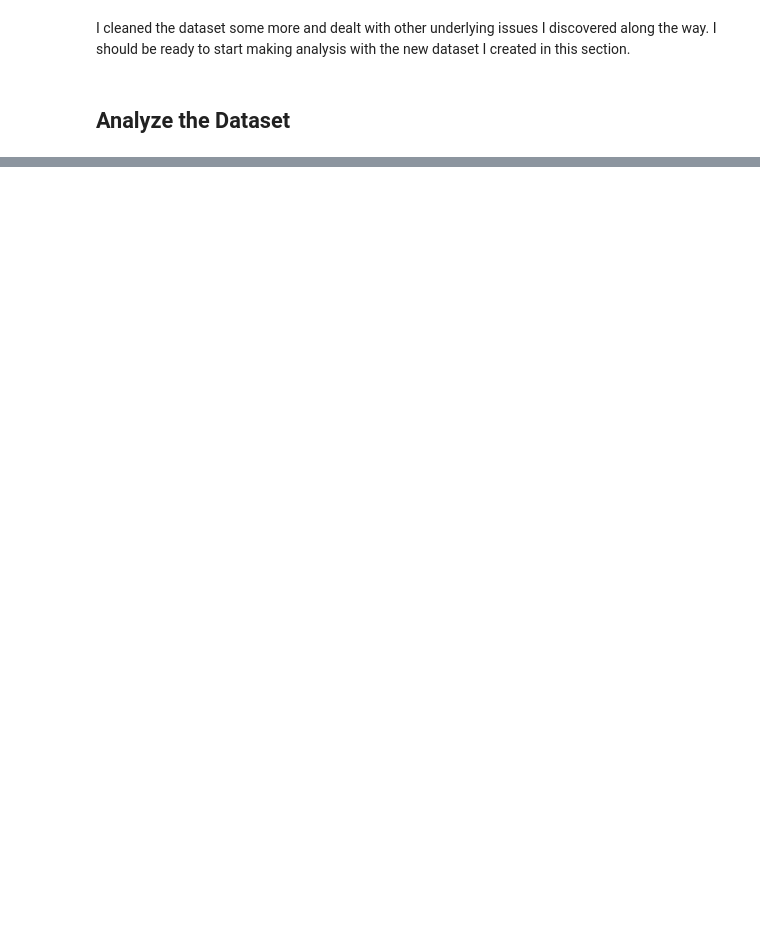
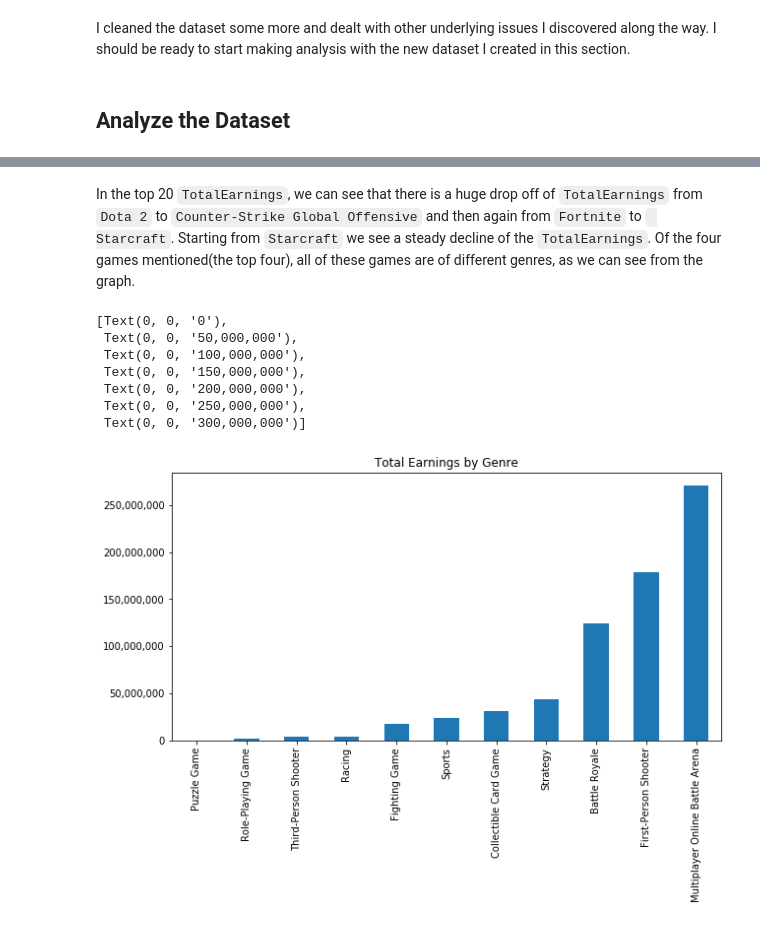
Before and after one commit to nrichyang/Esports-Earnings-Project, a Jupyter notebook: Exploring Earnings in Esports.ipynb, the cells around one changed output, grey strips where cells are left out. Drawn from its saved outputs; the diff is of its cells as text; code cells hidden in the pictures; blank space fills up the shorter version.

```diff
--- a/Exploring Earnings in Esports.ipynb
+++ b/Exploring Earnings in Esports.ipynb
@@ -311,0 +432,9 @@ I cleaned the dataset some more and dealt with other underlying issues I discove
+# %%
+# Create a dictionary of the TotalEarnings by Genre
+esports_total = esports_sorted.groupby('Genre')['TotalEarnings'].sum().to_dict()
+
+# Convert Dictionary to DataFrame
+esports_total = pd.DataFrame.from_dict(esports_total, orient="index")
+esports_total.rename(columns={0:"TotalEarnings"}, inplace=True)
+esports_total = esports_total.sort_values(by="TotalEarnings")
+esports_total
@@ -311,0 +564,20 @@ I cleaned the dataset some more and dealt with other underlying issues I discove
+# %% [markdown]
+In the top 20 `TotalEarnings`, we can see that there is a huge drop off of `TotalEarnings` from `Dota 2` to `Counter-Strike Global Offensive` and then again from `Fortnite` to ` Starcraft`. Starting from `Starcraft` we see a steady decline of the `TotalEarnings`. Of the four games mentioned(the top four), all of these games are of different genres, as we can see from the graph.
+# %%
+# Plot TotalEarnings By Genre
+ax5 = esports_total.plot(kind='bar', legend=None, figsize=(10,5))
+ax5.set_title('Total Earnings by Genre')
+# turn off scientific notation if I didn't relabel the x-axis
+plt.ticklabel_format(useOffset=False, style='plain', axis='y')
+
+# Add commas in y-tickers
+ax5.set_yticklabels(['{:,}'.format(int(x)) for x in ax5.get_yticks().tolist()])
+# %% [output]
+[Text(0, 0, '0'),
+ Text(0, 0, '50,000,000'),
+ Text(0, 0, '100,000,000'),
+ Text(0, 0, '150,000,000'),
+ Text(0, 0, '200,000,000'),
+ Text(0, 0, '250,000,000'),
+ Text(0, 0, '300,000,000')]
+[figure, added]
```
Also changed, not shown: parts of 31 cells of this notebook.
